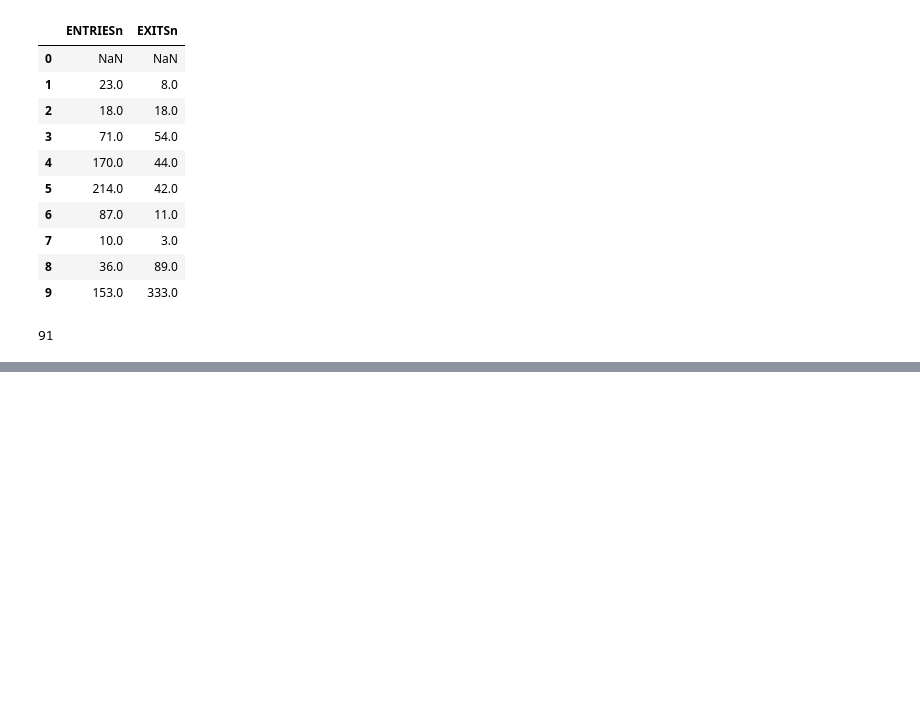
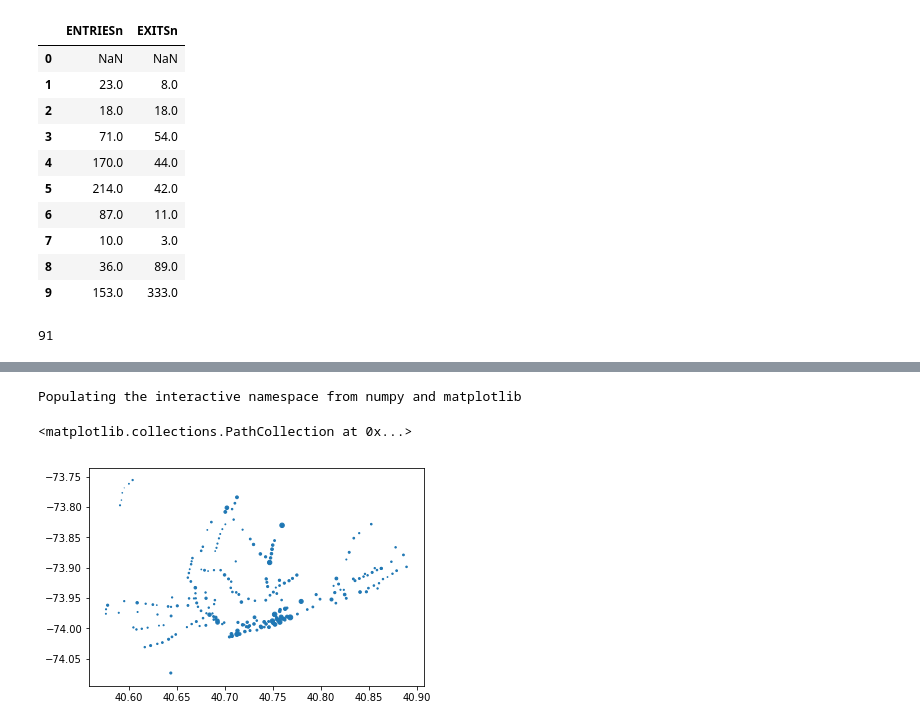
Before and after one commit to titocampos/Arquivos, a Jupyter notebook: DataScience 3 months/Semana 2/03_pandas_dataframes.ipynb, the cells around one changed output, grey strips where cells are left out. Drawn from its saved outputs; the diff is of its cells as text; code cells hidden in the pictures; blank space fills up the shorter version.

```diff
--- a/DataScience 3 months/Semana 2/03_pandas_dataframes.ipynb
+++ b/DataScience 3 months/Semana 2/03_pandas_dataframes.ipynb
@@ -711,0 +918,20 @@ def standardize_rows(df):
+# %%
+import pandas as pd
+%pylab inline
+import matplotlib.pyplot as plt
+import seaborn as sns
+
+subway_df = pd.read_csv('nyc_subway_weather.csv')
+
+# make a scatterplot of subways stations with latitude and longitude as x and y axes and ridership as bubble size
+
+day_by_location = subway_df.groupby(['latitude','longitude'], as_index=False).mean()
+
+#day_by_location.head()['latitude']
+
+scaled_entries = (day_by_location['ENTRIESn_hourly'] / day_by_location['ENTRIESn_hourly'].std(ddof=0)) * 4
+plt.scatter(day_by_location['latitude'], day_by_location['longitude'], s=scaled_entries)
+# %% [output]
+Populating the interactive namespace from numpy and matplotlib
+<matplotlib.collections.PathCollection at 0x...>
+[figure, added]
```
Also changed, not shown: parts of 3 cells of this notebook.
